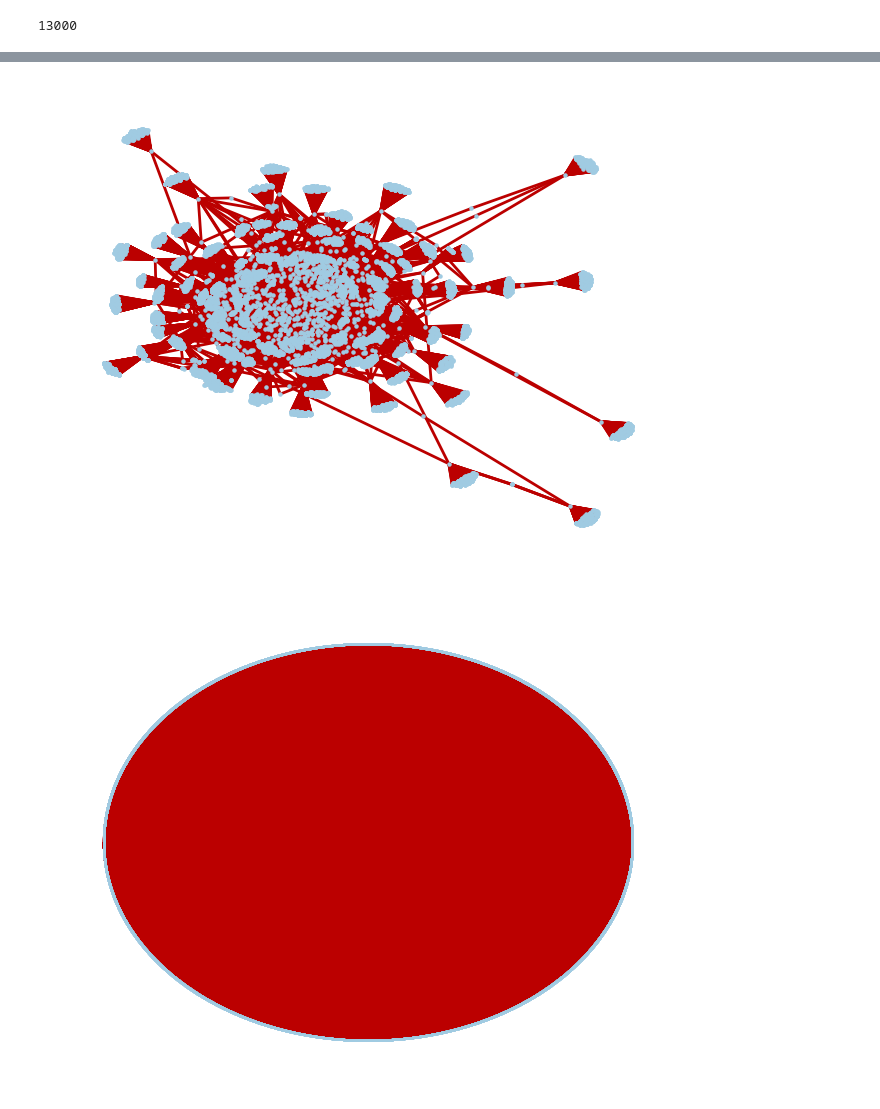
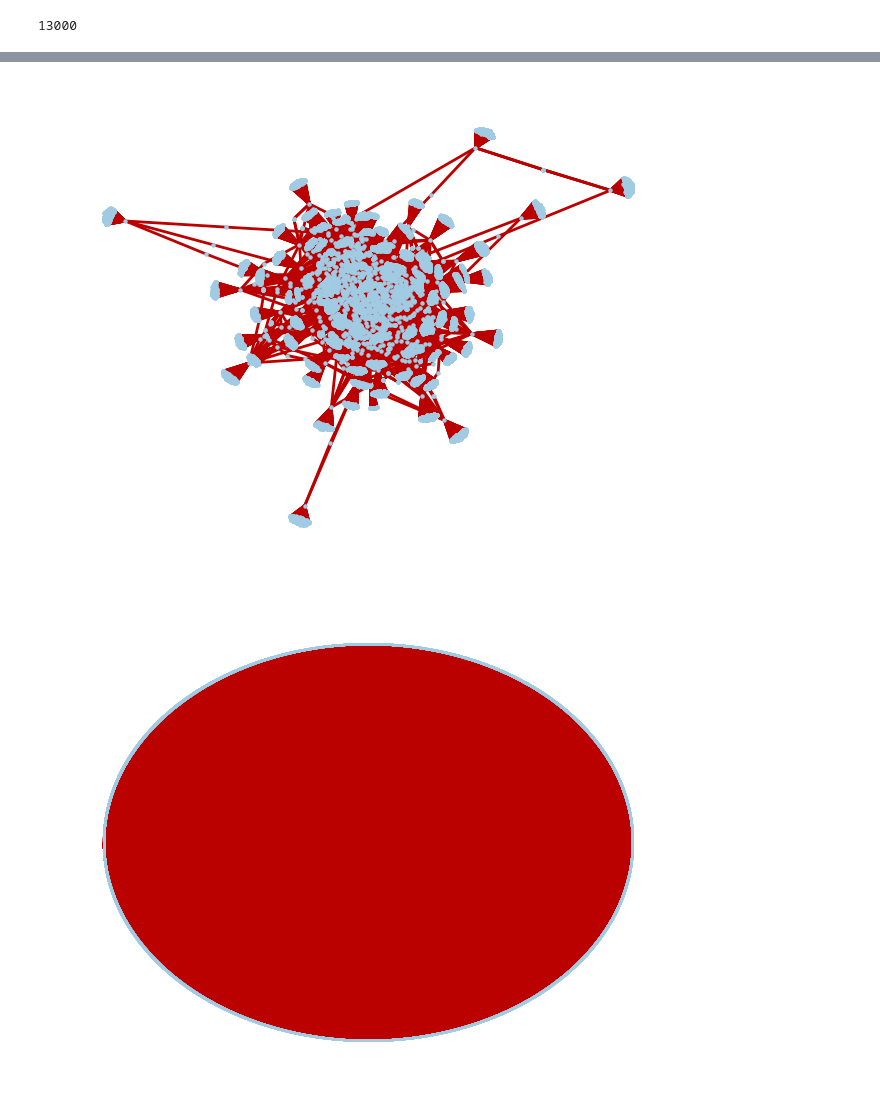
Before and after one commit to Arsenchius/graphs, a Jupyter notebook: draw_graph.ipynb, the cells around one changed output, grey strips where cells are left out. Saved outputs shown, nothing was run; the diff lists cells and outputs as text; code cells hidden in the pictures.

Commit message:
upd for graph visualization

```diff
--- a/draw_graph.ipynb
+++ b/draw_graph.ipynb
@@ -162,9 +179,9 @@ nx.draw(g, with_labels=True, font_weight='bold')
 # %%
-pos=nx.spring_layout(G)
-nx.draw(G,pos,node_color='#A0CBE2',edge_color='#BB0000',width=2,edge_cmap=plt.cm.Blues,with_labels=False, node_size=5)
+pos=nx.spring_layout(graph)
+nx.draw(graph,pos,node_color='#A0CBE2',edge_color='#BB0000',width=2,edge_cmap=plt.cm.Blues,with_labels=False, node_size=5)
 plt.show()
 # %% [output]
-[figure, old version]
+[figure, new version]
 # %%
 nx.draw_shell(G, node_size=1, node_color='#A0CBE2',edge_color='#BB0000')
 # %% [output]
```
Also changed, not shown: parts of 3 cells of this notebook, 1 other file.
